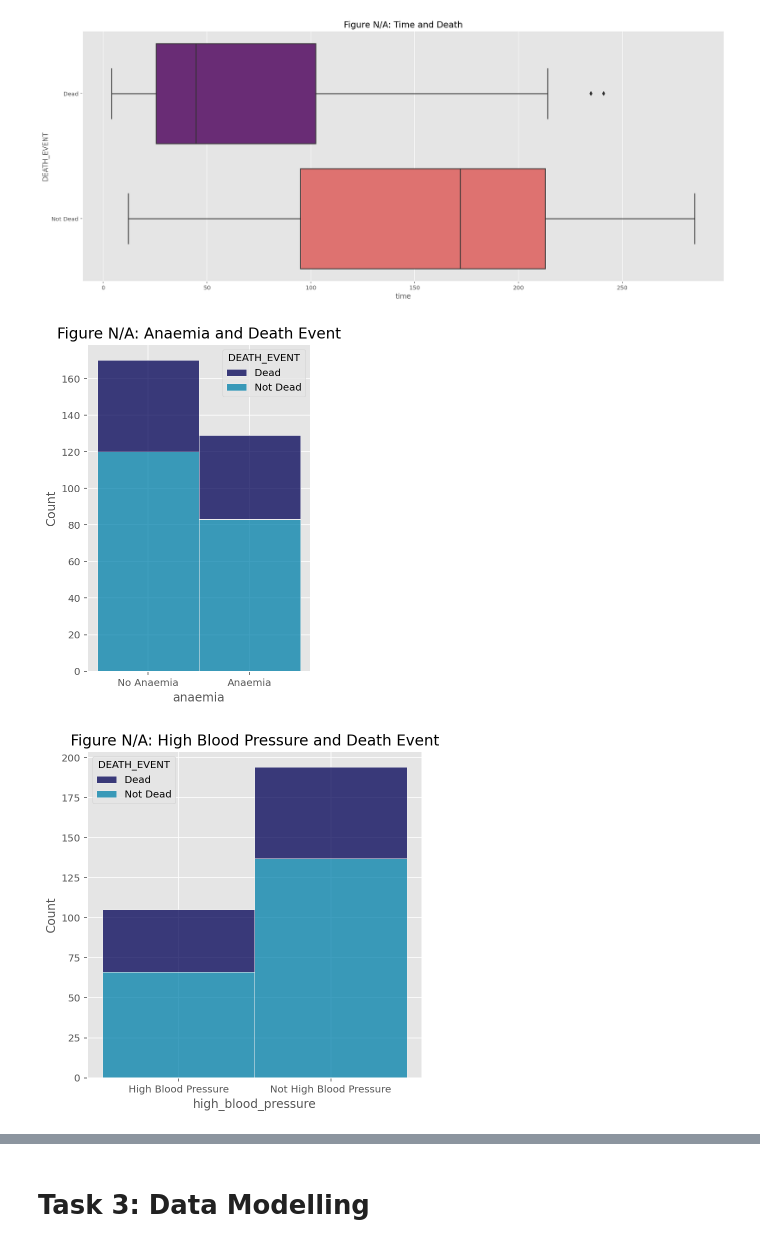
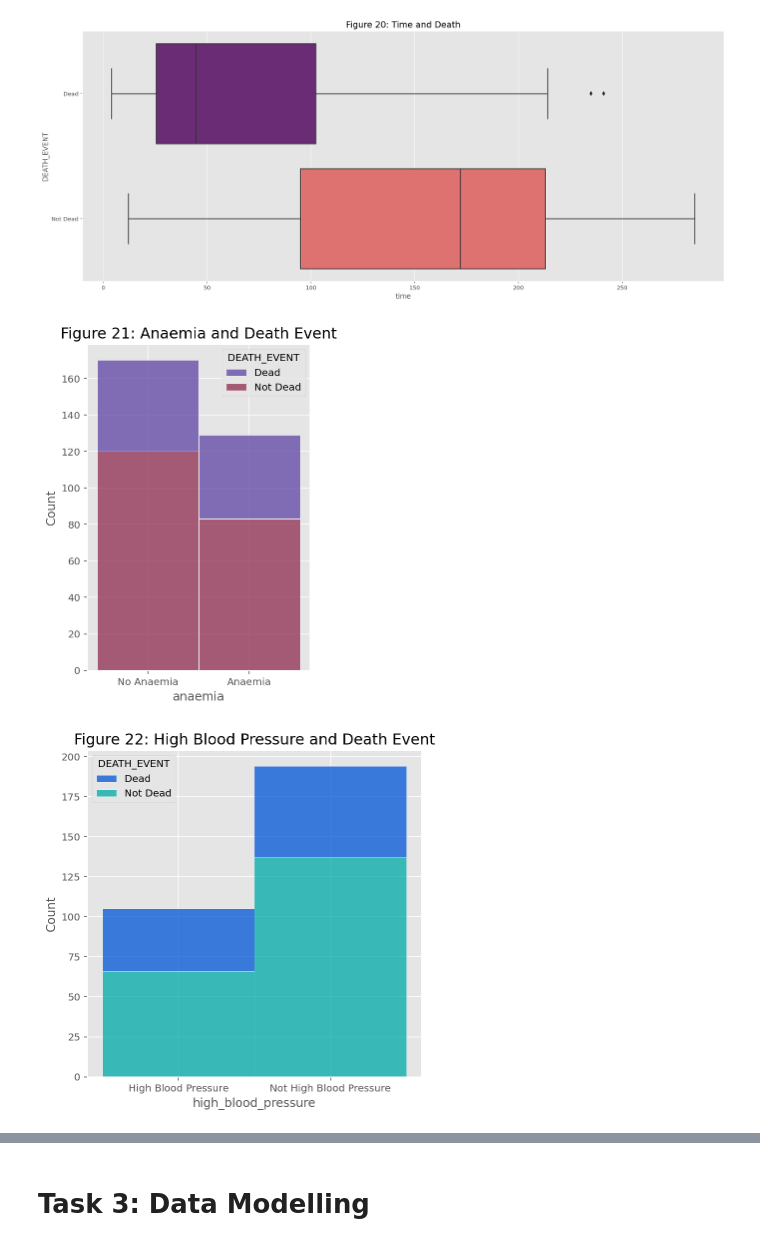
Before and after one commit to Puneet-Grewal/Heart-Attack-Data-Science, a Jupyter notebook: s3900991.ipynb, the cells around one changed output, grey strips where cells are left out. Saved outputs shown, nothing was run; the diff lists cells and outputs as text; code cells hidden in the pictures.

```diff
--- a/s3900991.ipynb
+++ b/s3900991.ipynb
@@ -362,17 +335,17 @@ plt.show();
 [figure]
 # %%
 plt.figure(figsize = (4,6))
-sns.histplot(binwidth=0.5, x="anaemia", hue="DEATH_EVENT", data=g_df, stat="count", multiple="stack", palette='ocean')
-plt.title('Figure N/A: Anaemia and Death Event', fontsize = 15)
+sns.histplot(binwidth=0.5, x="anaemia", hue="DEATH_EVENT", data=g_df, stat="count", multiple="stack", palette='twilight')
+plt.title('Figure 21: Anaemia and Death Event', fontsize = 15)
 plt.show();
 # %% [output]
-[figure, old version]
+[figure, new version]
 # %%
 plt.figure(figsize = (6,6))
-sns.histplot(binwidth=0.5, x="high_blood_pressure", hue="DEATH_EVENT", data=g_df, stat="count", multiple="stack", palette='ocean')
-plt.title('Figure N/A: High Blood Pressure and Death Event', fontsize = 15)
+sns.histplot(binwidth=0.5, x="high_blood_pressure", hue="DEATH_EVENT", data=g_df, stat="count", multiple="stack", palette='winter')
+plt.title('Figure 22: High Blood Pressure and Death Event', fontsize = 15)
 plt.show();
 # %% [output]
-[figure, old version]
+[figure, new version]
 # %%
 plt.figure(figsize = (4,6))
```
Also changed, not shown: parts of 47 cells of this notebook.
